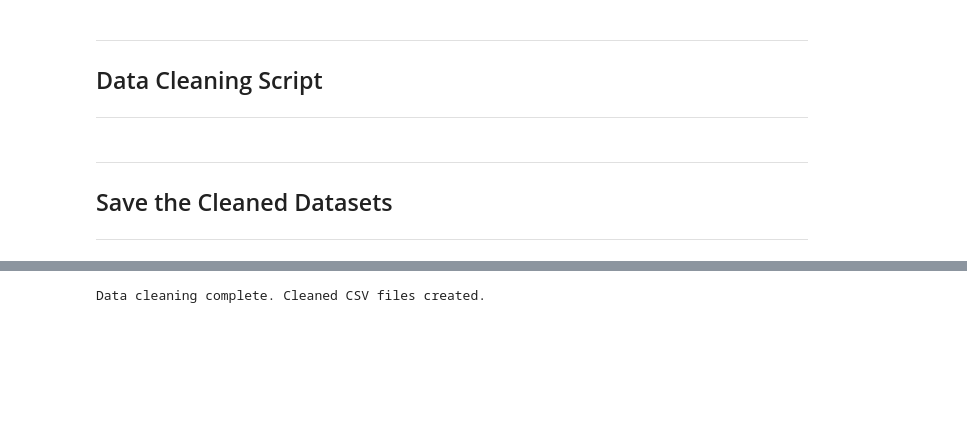
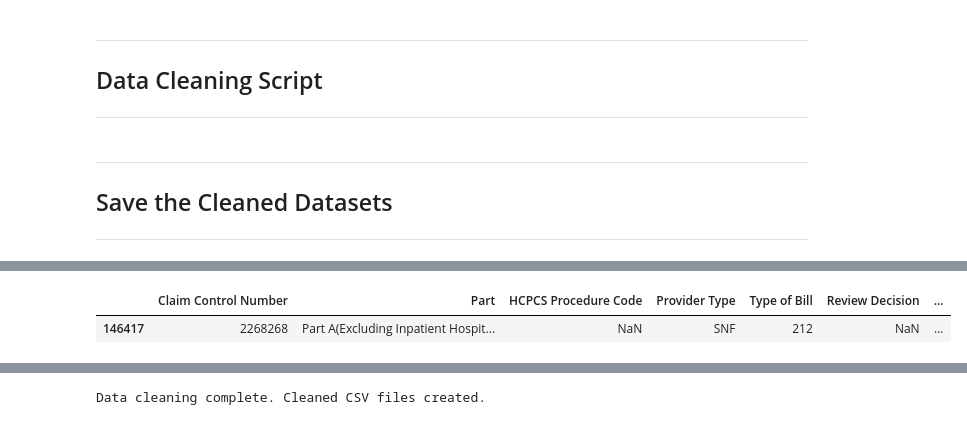
Before and after one commit to nicolerileyprofessional/CERT-cleaning-python-script, a Jupyter notebook: Cleaning_script_notebook.ipynb, the cells around one changed output, grey strips where cells are left out. Drawn from its saved outputs; the diff is of its cells as text; code cells hidden in the pictures; blank space fills up the shorter version.

```diff
--- a/Cleaning_script_notebook.ipynb
+++ b/Cleaning_script_notebook.ipynb
@@ -270,0 +278,7 @@ DRG_subset_df.to_csv("cleaned_data_DRG_sub.csv", index=False)
+# %%
+# while building error rate measures, discovered there was one row with null in the Review Decision column
+
+full_CERT_df[full_CERT_df['Review Decision'].isnull()]
+# %% [output]
+|  | Claim Control Number | Part | HCPCS Procedure Code | Provider Type | Type of Bill | Review Decision | ... |
+| 146417 | 2268268 | Part A(Excluding Inpatient Hospit... | NaN | SNF | 212 | NaN | ... |
```
Also changed, not shown: parts of 27 cells of this notebook.
